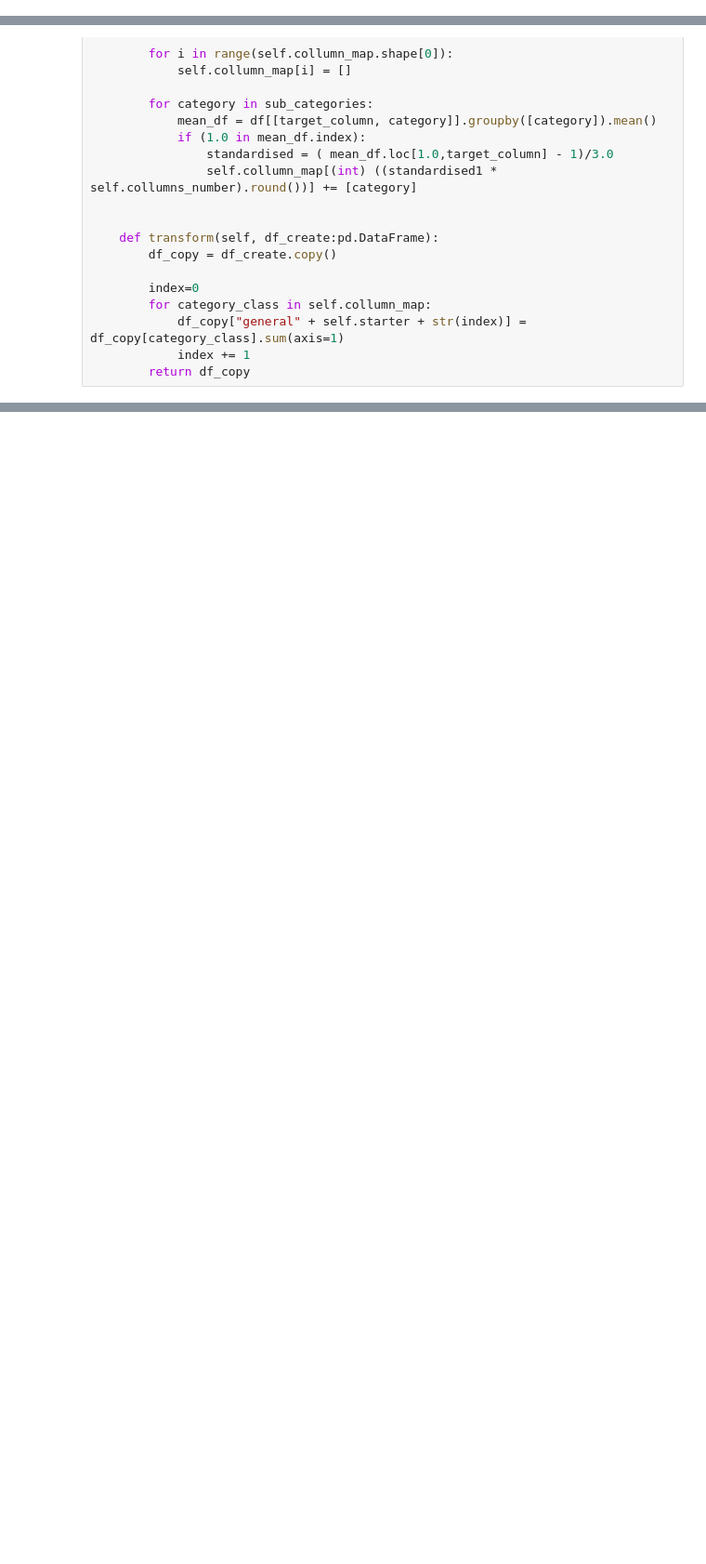
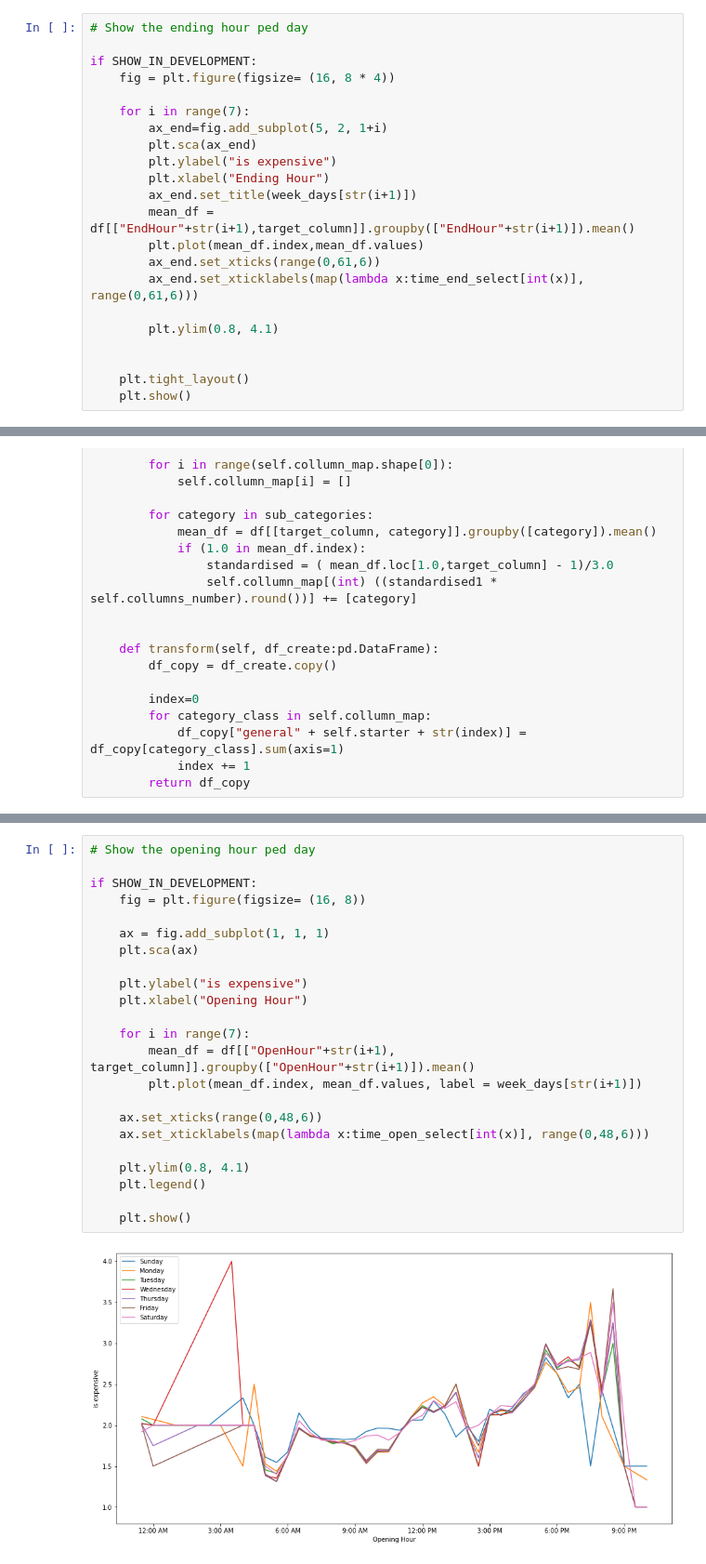
Before and after one commit to omer-priel/TheRootOfDataScience, a Jupyter notebook: notebooks/main_regression.ipynb, the cells around one changed output, grey strips where cells are left out. Shown at 93% size. Saved outputs shown, nothing was run; the diff lists cells and outputs as text; blank space fills up the shorter version.

```diff
--- a/notebooks/main_regression.ipynb
+++ b/notebooks/main_regression.ipynb
@@ -391,3 +430,25 @@ if SHOW_IN_DEVELOPMENT:
+# %%
+# Show the ending hour ped day
+
+if SHOW_IN_DEVELOPMENT:
+    fig = plt.figure(figsize= (16, 8 * 4))
+
+    for i in range(7):
+        ax_end=fig.add_subplot(5, 2, 1+i)
+        plt.sca(ax_end)
+        plt.ylabel("is expensive")
+        plt.xlabel("Ending Hour")
+        ax_end.set_title(week_days[str(i+1)])
+        mean_df = df[["EndHour"+str(i+1),target_column]].groupby(["EndHour"+str(i+1)]).mean()
+        plt.plot(mean_df.index,mean_df.values)
+        ax_end.set_xticks(range(0,61,6))
+        ax_end.set_xticklabels(map(lambda x:time_end_select[int(x)], range(0,61,6)))
+
+        plt.ylim(0.8, 4.1)
+
+
+    plt.tight_layout()
+    plt.show()
 # %%
 ## create collumns which generally represents a bunch of other collumns based on their relative mean
 class create_general_collumns:
@@ -422,0 +557,25 @@ class create_general_collumns:
+# %%
+# Show the opening hour ped day
+
+if SHOW_IN_DEVELOPMENT:
+    fig = plt.figure(figsize= (16, 8))
+
+    ax = fig.add_subplot(1, 1, 1)
+    plt.sca(ax)
+
+    plt.ylabel("is expensive")
+    plt.xlabel("Opening Hour")
+
+    for i in range(7):
+        mean_df = df[["OpenHour"+str(i+1), target_column]].groupby(["OpenHour"+str(i+1)]).mean()
+        plt.plot(mean_df.index, mean_df.values, label = week_days[str(i+1)])
+
+    ax.set_xticks(range(0,48,6))
+    ax.set_xticklabels(map(lambda x:time_open_select[int(x)], range(0,48,6)))
+
+    plt.ylim(0.8, 4.1)
+    plt.legend()
+
+    plt.show()
+# %% [output]
+[figure, added]
```
Also changed, not shown: parts of 8 cells of this notebook.
